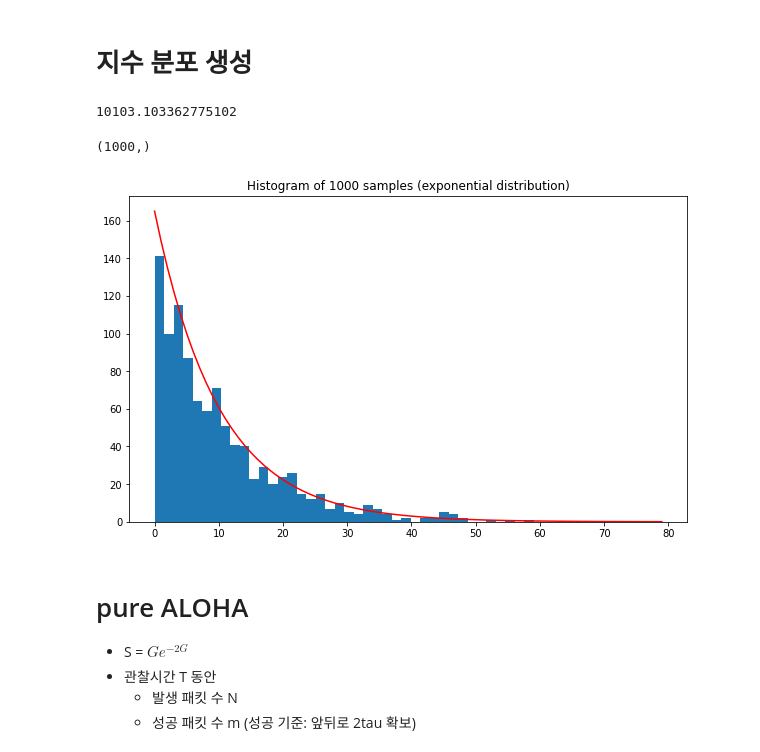
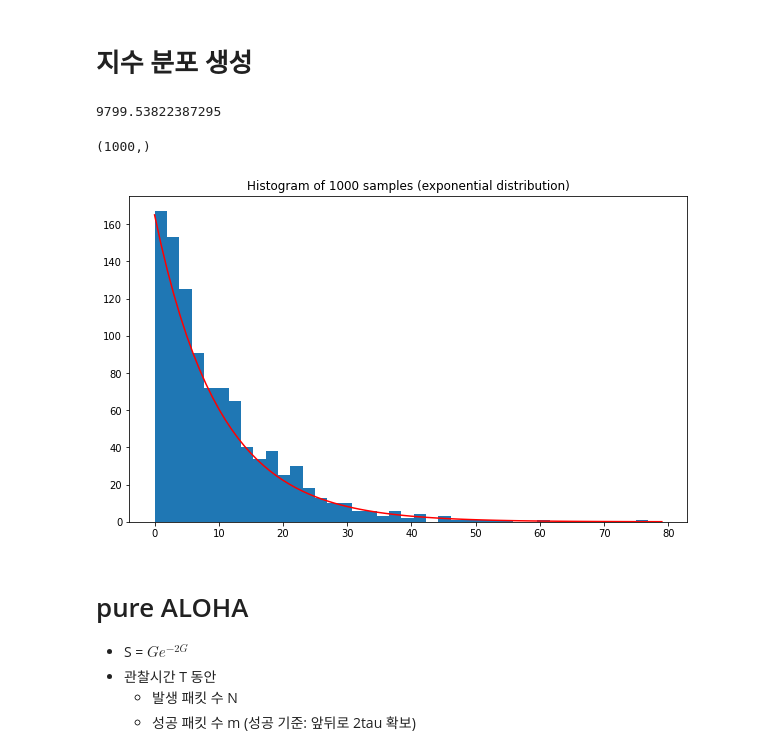
Before and after one commit to khodid/2021WirelessCommunication, a Jupyter notebook: [2021WC]_HW4_ALOHA_G_Sdiagram.ipynb, the cells around one changed output. Cells and saved outputs as stored; diff of their text form; code cells hidden in the pictures.

```diff
--- a/[2021WC]_HW4_ALOHA_G_Sdiagram.ipynb
+++ b/[2021WC]_HW4_ALOHA_G_Sdiagram.ipynb
@@ -35,11 +28,12 @@ S = [];         # number of transmission success per tau sec
 # %% [markdown]
 # 지수 분포 생성
 # %%
-x = np.random.exponential(1/lam, N)
+lam = 0.1
+x = np.random.exponential(1/lam, 1000)
 # %%
 np.cumsum(x)[-1]
 # %% [output]
-10103.103362775102
+9799.53822387295
 # %%
 x.shape
 # %% [output]
@@ -47,11 +41,11 @@ x.shape
 # %%
 plt.figure(figsize=(10, 6))
 plt.hist(x, bins = 40)
 plt.plot(1650*lam*np.exp(-np.arange(0, 80)*lam), 'r') # 분포를 더 명확하게 보여주기 위해서.
-plt.title(f'Histogram of {N} samples (exponential distribution)')
+plt.title(f'Histogram of 1000 samples (exponential distribution)')
 plt.show()
 # %% [output]
-[figure, old version]
+[figure, new version]
 # %% [markdown]
 # pure ALOHA
 
```
Also changed, not shown: parts of 9 cells of this notebook.
